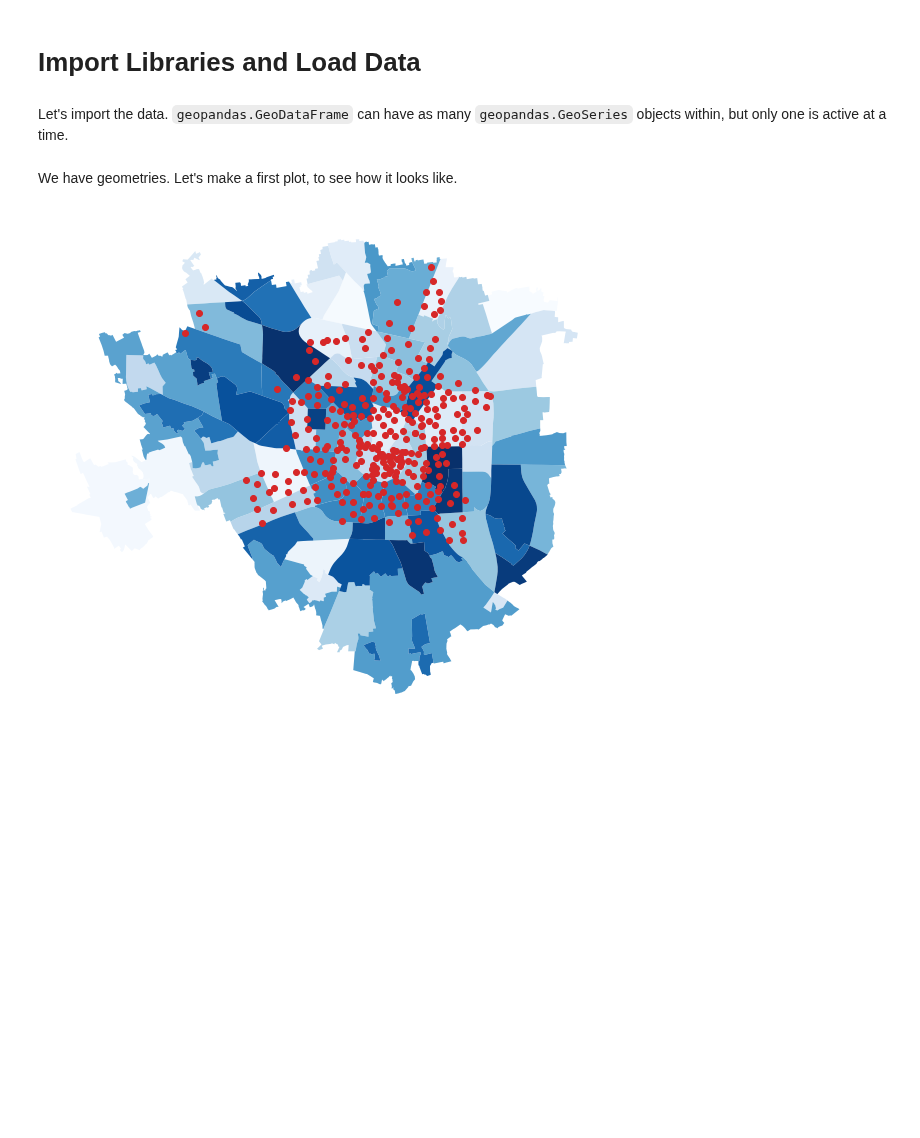
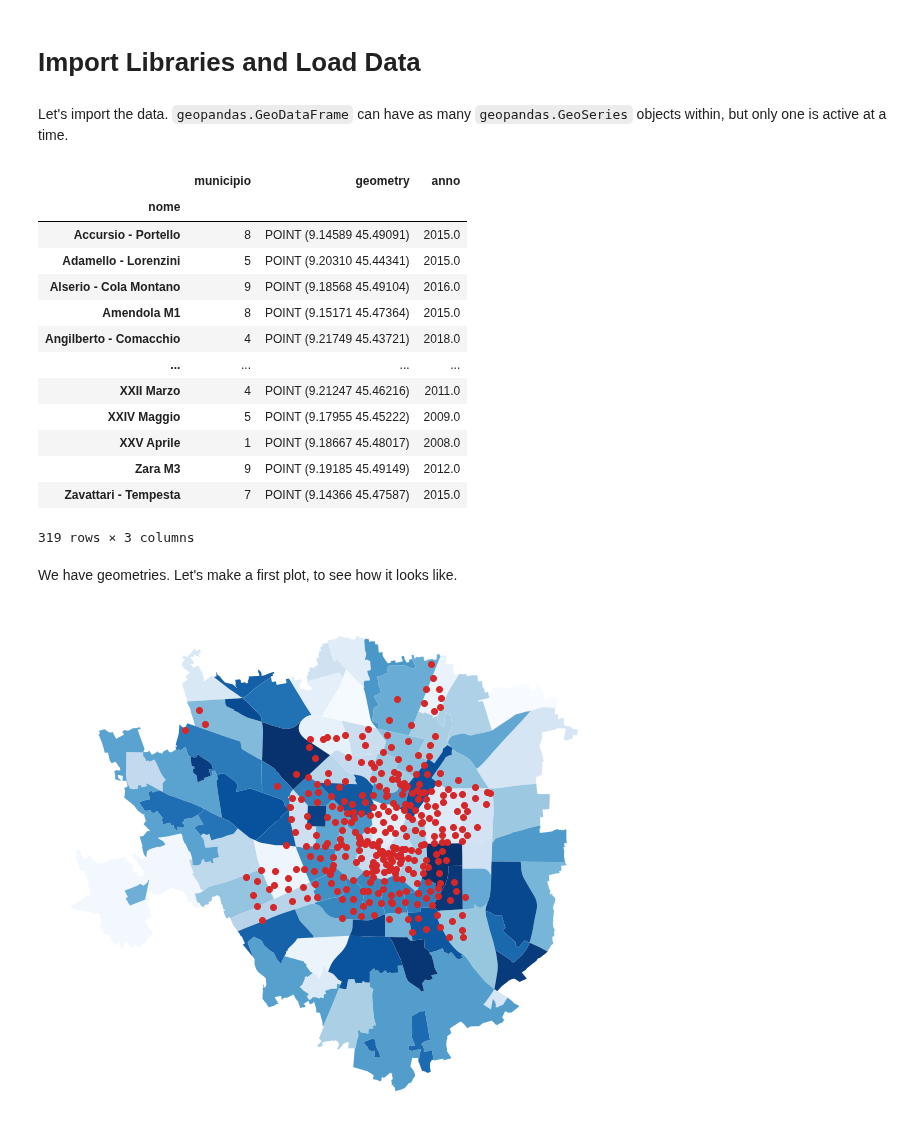
Before and after one commit to toscasterre/thesis-forecasting, a Jupyter notebook: notebooks/02_geospatial_analysis.ipynb, the cells around one changed output. Saved outputs shown, nothing was run; the diff lists cells and outputs as text; code cells hidden in the pictures; blank space fills up the shorter version.

```diff
--- a/notebooks/02_geospatial_analysis.ipynb
+++ b/notebooks/02_geospatial_analysis.ipynb
@@ -32,6 +35,23 @@ bikemi_stalls = bikemi_stalls \
     .sort_values(by = ["nome"], ascending = True) \
     .astype({"nome": "category", "municipio": "category"}) \
     .set_index("nome")
+# %%
+bikemi_stalls
+# %% [output]
+|  | municipio | geometry | anno |
+| nome |  |  |  |
+| Accursio - Portello | 8 | POINT (9.14589 45.49091) | 2015.0 |
+| Adamello - Lorenzini | 5 | POINT (9.20310 45.44341) | 2015.0 |
+| Alserio - Cola Montano | 9 | POINT (9.18568 45.49104) | 2016.0 |
+| Amendola M1 | 8 | POINT (9.15171 45.47364) | 2015.0 |
+| Angilberto - Comacchio | 4 | POINT (9.21749 45.43721) | 2018.0 |
+| ... | ... | ... | ... |
+| XXII Marzo | 4 | POINT (9.21247 45.46216) | 2011.0 |
+| XXIV Maggio | 5 | POINT (9.17955 45.45222) | 2009.0 |
+| XXV Aprile | 1 | POINT (9.18667 45.48017) | 2008.0 |
+| Zara M3 | 9 | POINT (9.19185 45.49149) | 2012.0 |
+| Zavattari - Tempesta | 7 | POINT (9.14366 45.47587) | 2015.0 |
+319 rows × 3 columns
 # %% [markdown]
 We have geometries. Let's make a first plot, to see how it looks like.
 # %%
```
Also changed, not shown: parts of 36 cells of this notebook, 6 other files.
